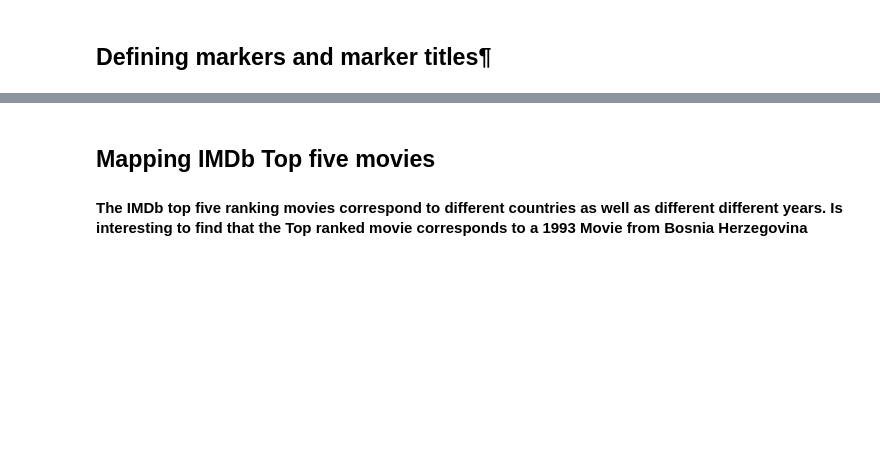
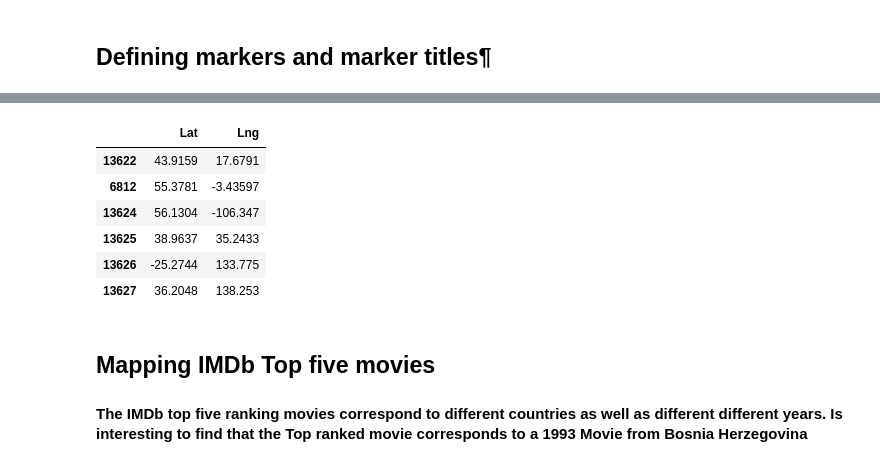
Before and after one commit to RoLDT/project-one-nesfils, a Jupyter notebook: Master Note.ipynb, the cells around one changed output, grey strips where cells are left out. Cells and saved outputs as stored; diff of their text form; code cells hidden in the pictures; blank space fills up the shorter version.

```diff
--- a/Master Note.ipynb
+++ b/Master Note.ipynb
@@ -473,18 +476,18 @@ topcities_df
 # NOTE: Do not change any of the code in this cell
 
 # Using the template add the hotel marks to the heatmap
-##info_box_template = """
-##<dl>
-##<dt>Title</dt><dd>{Title}</dd>
-##<dt>Service</dt><dd>{Service}</dd>
-##<dt>IMDb</dt><dd>{IMDb}</dd>
-##<dt>Year</dt><dd>{Year}</dd>
-##<dt>Country</dt><dd>{Country}</dd>
-##</dl>
-##"""
-## Store the DataFrame Row
-## NOTE: be sure to update with your DataFrame name
-##city_info = [info_box_template.format(**row) for index, row in topcities_df.iterrows()]
+info_box_template = """
+<dl>
+<dt>Title</dt><dd>{Title}</dd>
+<dt>Service</dt><dd>{Service}</dd>
+<dt>IMDb</dt><dd>{IMDb}</dd>
+<dt>Year</dt><dd>{Year}</dd>
+<dt>Country</dt><dd>{Country}</dd>
+</dl>
+"""
+# Store the DataFrame Row
+# NOTE: be sure to update with your DataFrame name
+city_info = [info_box_template.format(**row) for index, row in topcities_df.iterrows()]
 
 #Create a map using coordinates to set markers
-##marker_locations = topcities_df[["Lat", "Lng"]]
+marker_locations = topcities_df[["Lat", "Lng"]]
@@ -495 +503,11 @@ topcities_df
+# %%
+marker_locations
+# %% [output]
+|  | Lat | Lng |
+| 13622 | 43.9159 | 17.6791 |
+| 6812 | 55.3781 | -3.43597 |
+| 13624 | 56.1304 | -106.347 |
+| 13625 | 38.9637 | 35.2433 |
+| 13626 | -25.2744 | 133.775 |
+| 13627 | 36.2048 | 138.253 |
 # %%
```
Also changed, not shown: parts of 9 cells of this notebook.
